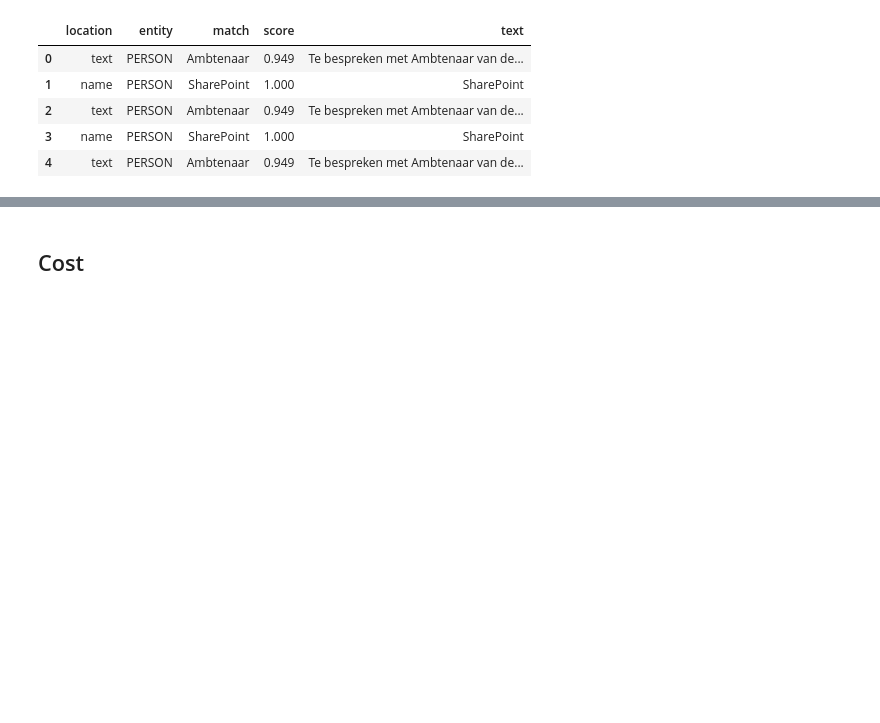
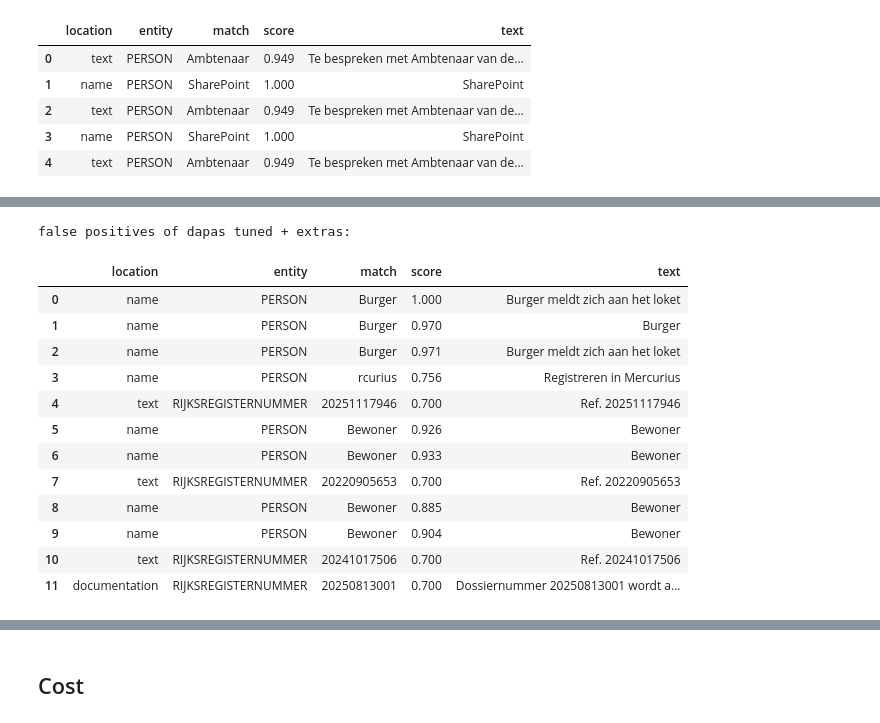
Before and after one commit to MartijnBogaert/presidio-bpmn-tryout, a Jupyter notebook: 03_models.ipynb, the cells around one changed output, grey strips where cells are left out. Saved outputs shown, nothing was run; the diff lists cells and outputs as text; code cells hidden in the pictures; blank space fills up the shorter version.

```diff
--- a/03_models.ipynb
+++ b/03_models.ipynb
@@ -340,0 +458,10 @@ false positives:
+# %%
+best_dapas = min(DAPAS, key=lambda name: runs[name, "one text + type", LAST].row["residual_pii"]) if DAPAS_OK else ""
+if DAPAS_OK:
+    print("best DAPAS setup:", best_dapas)
+    ref, other = runs["transformer", "per element", LAST], runs[best_dapas, "one text + type", LAST]
+    d = pii_eval.diff_steps((ref.spans, ref.detections), (other.spans, other.detections))
+    for title in ["pii_gained", "pii_lost", "fp_removed", "fp_added"]:
+        print(f"\n--- {title}: {len(d[title])}")
+        if len(d[title]):
+            display(d[title])
@@ -340,0 +511,20 @@ false positives:
+# %%
+if DAPAS_OK:
+    det = runs[best_dapas, "one text + type", LAST].detections
+    print(f"false positives of {best_dapas}:")
+    display(det.loc[~det.tp].merge(elements[[*pii_eval.KEY, "text"]], on=pii_eval.KEY)[["location", "entity", "match", "score", "text"]])
+# %% [output]
+false positives of dapas tuned + extras:
+|  | location | entity | match | score | text |
+| 0 | name | PERSON | Burger | 1.000 | Burger meldt zich aan het loket |
+| 1 | name | PERSON | Burger | 0.970 | Burger |
+| 2 | name | PERSON | Burger | 0.971 | Burger meldt zich aan het loket |
+| 3 | name | PERSON | rcurius | 0.756 | Registreren in Mercurius |
+| 4 | text | RIJKSREGISTERNUMMER | 20251117946 | 0.700 | Ref. 20251117946 |
+| 5 | name | PERSON | Bewoner | 0.926 | Bewoner |
+| 6 | name | PERSON | Bewoner | 0.933 | Bewoner |
+| 7 | text | RIJKSREGISTERNUMMER | 20220905653 | 0.700 | Ref. 20220905653 |
+| 8 | name | PERSON | Bewoner | 0.885 | Bewoner |
+| 9 | name | PERSON | Bewoner | 0.904 | Bewoner |
+| 10 | text | RIJKSREGISTERNUMMER | 20241017506 | 0.700 | Ref. 20241017506 |
+| 11 | documentation | RIJKSREGISTERNUMMER | 20250813001 | 0.700 | Dossiernummer 20250813001 wordt a... |
```
Also changed, not shown: parts of 16 cells of this notebook, 9 other files.
